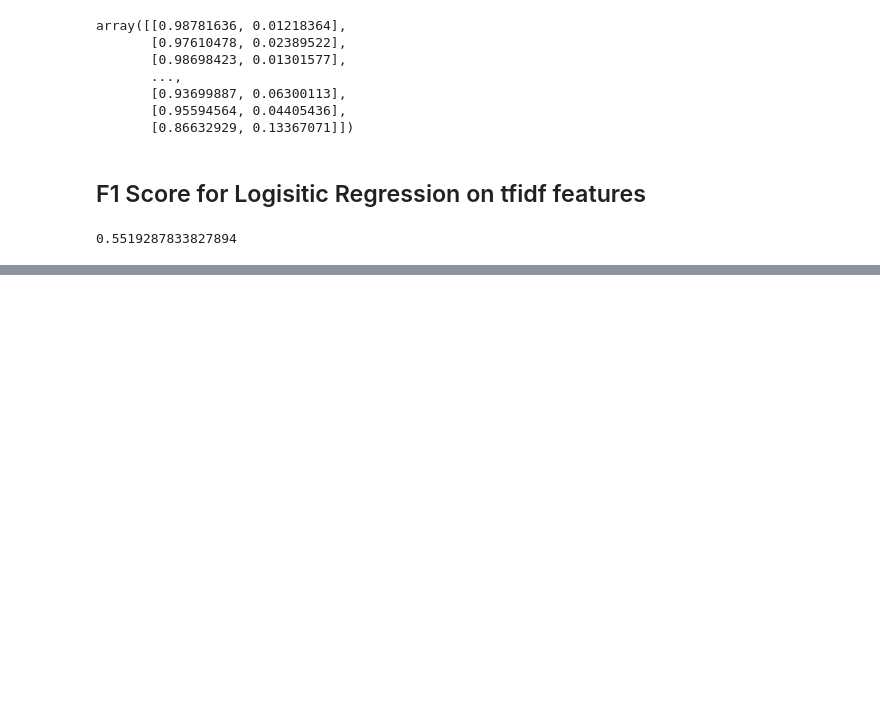
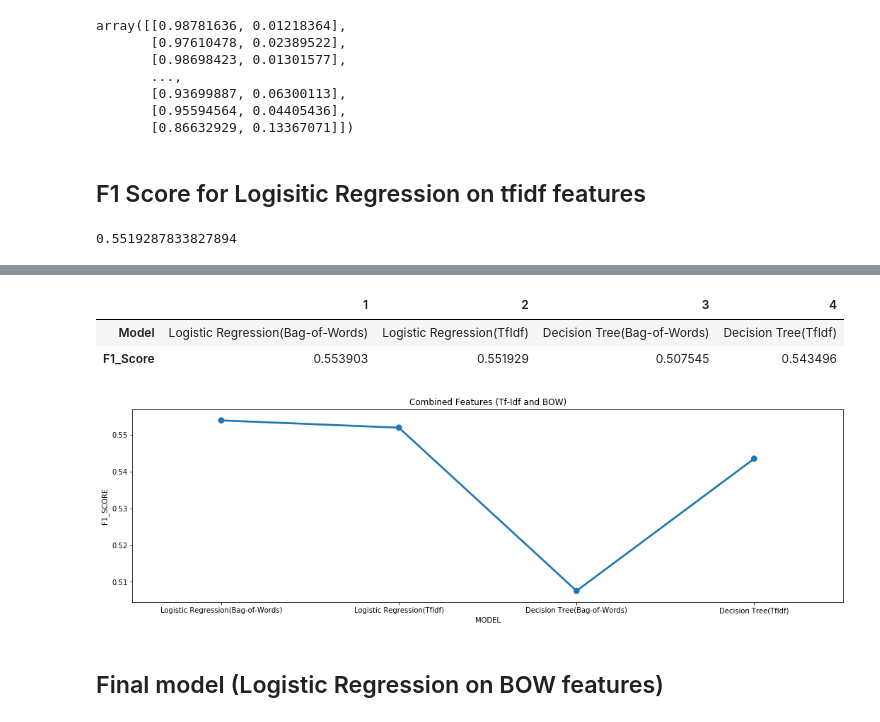
Before and after one commit to beggginner/Sentiment-Analysis, a Jupyter notebook: SENTIMENT ANALYSIS.ipynb, the cells around one changed output, grey strips where cells are left out. Saved outputs shown, nothing was run; the diff lists cells and outputs as text; code cells hidden in the pictures; blank space fills up the shorter version.

```diff
--- a/SENTIMENT ANALYSIS.ipynb
+++ b/SENTIMENT ANALYSIS.ipynb
@@ -504,0 +633,6 @@ f1score_ifdf
+# %%
+dict_final = ['Logistic Regression(Bag-of-Words)','Logistic Regression(TfIdf)','Decision Tree(Bag-of-Words)','Decision Tree(TfIdf)']
+
+score_final = [LR_f1score_bow,LR_f1score_tfidf,DC_f1score_bow,DC_f1score_tfidf]
+
+compare_final = pd.DataFrame({'Model':dict_final,'F1_Score':score_final},index=[i for i in range(1,5)])
@@ -504,0 +647,20 @@ f1score_ifdf
+# %%
+compare_final.T
+# %% [output]
+|  | 1 | 2 | 3 | 4 |
+| Model | Logistic Regression(Bag-of-Words) | Logistic Regression(TfIdf) | Decision Tree(Bag-of-Words) | Decision Tree(TfIdf) |
+| F1_Score | 0.553903 | 0.551929 | 0.507545 | 0.543496 |
+# %%
+plt.figure(figsize=(18,5))
+
+sns.pointplot(x='Model',y='F1_Score',data=compare_final)
+
+plt.title('Combined Features (Tf-Idf and BOW)')
+plt.xlabel('MODEL')
+plt.ylabel('F1_SCORE')
+
+plt.show()
+# %% [output]
+[figure, added]
+# %% [markdown]
+## Final model (Logistic Regression on BOW features)
```
Also changed, not shown: parts of 39 cells of this notebook.
